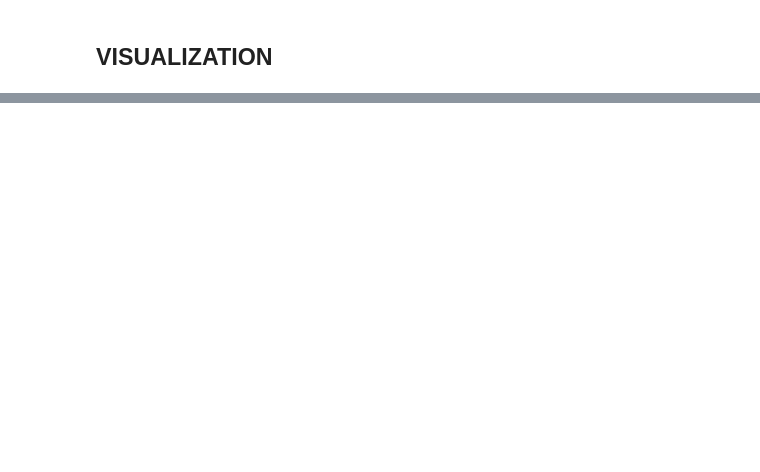
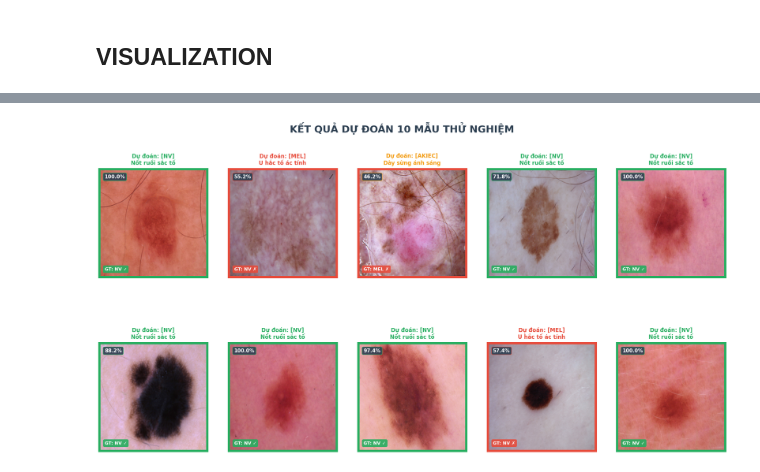
Before and after one commit to ThojTran/Phan_loai_ton_thuong_da_bang_ResNet_va_ViT, a Jupyter notebook: notebooks/04_train_vit_ham10000.ipynb, the cells around one changed output, grey strips where cells are left out. Drawn from its saved outputs; the diff is of its cells as text; code cells hidden in the pictures; blank space fills up the shorter version.

```diff
--- a/notebooks/04_train_vit_ham10000.ipynb
+++ b/notebooks/04_train_vit_ham10000.ipynb
@@ -393,0 +397,85 @@ display(Image(filename=img_path))
+# %%
+best_ckpt = torch.load(CKPT_DIR / 'vit_ham10000_best.pth', map_location=DEVICE)
+model_vit.load_state_dict(best_ckpt['model_state_dict'])
+model_vit.eval()
+print(f'✅ Loaded best checkpoint — Val Acc: {best_ckpt["val_acc"]:.4f}')
+
+# 2. CONFIG
+LABEL_INFO_HAM = {
+    'nv'   : {'vn': 'Nốt ruồi sắc tố',    'risk': 'Lành tính'},
+    'mel'  : {'vn': 'U hắc tố ác tính',   'risk': 'Ác tính'},
+    'bkl'  : {'vn': 'Dày sừng lành tính', 'risk': 'Lành tính'},
+    'bcc'  : {'vn': 'Ung thư tế bào đáy', 'risk': 'Ác tính'},
+    'akiec': {'vn': 'Dày sừng ánh sáng',  'risk': 'Tiền ác tính'},
+    'vasc' : {'vn': 'Tổn thương mạch máu','risk': 'Lành tính'},
+    'df'   : {'vn': 'U xơ da',            'risk': 'Lành tính'},
+}
+RISK_COLOR = {'Ác tính': '#E74C3C', 'Tiền ác tính': '#F39C12', 'Lành tính': '#27AE60'}
+
+infer_transform = transforms.Compose([
+    transforms.Resize((IMG_SIZE, IMG_SIZE)),
+    transforms.ToTensor(),
+    transforms.Normalize(mean=MEAN, std=STD),
+])
+
+# 3. PREDICT 10 SAMPLES
+sample_10 = df_val_ham.sample(10, random_state=SEED).reset_index(drop=True)
+results = []
+with torch.no_grad():
+    for _, row in sample_10.iterrows():
+        img_pil = Image.open(row['img_path']).convert('RGB')
+        input_tensor = infer_transform(img_pil).unsqueeze(0).to(DEVICE)
+        outputs = model_vit(input_tensor)
+        probs = torch.softmax(outputs, dim=1)
+        conf, pred_idx = torch.max(probs, dim=1)
+        pred_label = IDX2LABEL[pred_idx.item()]
+        results.append({
+            'img_pil': img_pil, 'pred': pred_label, 'gt': row['dx'],
+            'conf': conf.item() * 100, 'correct': (pred_label == row['dx'])
+        })
+
+# 4. VẼ 2 DÒNG TRONG 1 ẢNH
+fig, axes = plt.subplots(2, 5, figsize=(25, 12)) # 2 dòng, 5 cột
+fig.patch.set_facecolor('#FFFFFF')
+fig.suptitle('KẾT QUẢ DỰ ĐOÁN 10 MẪU THỬ NGHIỆM', fontsize=22, fontweight='bold', color='#2C3E50', y=0.98)
+
+axes_flat = axes.flatten()
+for i, r in enumerate(results):
+    ax = axes_flat[i]
+    info = LABEL_INFO_HAM[r['pred']]
+    pred_color = RISK_COLOR[info['risk']]
+    border_col = '#27AE60' if r['correct'] else '#E74C3C'
+
+    ax.imshow(r['img_pil'].resize((300, 300)))
+    ax.set_xticks([]); ax.set_yticks([])
+
+    # Vẽ khung viền
+    for spine in ax.spines.values():
+        spine.set_edgecolor(border_col)
+        spine.set_linewidth(5)
+
+    # Tiêu đề ảnh
+    ax.set_title(f"Dự đoán: [{r['pred'].upper()}]\n{info['vn']}",
+                 fontsize=12, fontweight='bold', color=pred_color, pad=10)
+
+    # Badge % độ tự tin
+    ax.text(0.05, 0.95, f"{r['conf']:.1f}%", transform=ax.transAxes, fontsize=11,
+            fontweight='bold', color='white', va='top',
+            bbox=dict(boxstyle='round,pad=0.3', fc='#2C3E50', ec=pred_color, alpha=0.9))
+
+    # Badge nhãn gốc (GT)
+    gt_col = '#27AE60' if r['correct'] else '#E74C3C'
+    ax.text(0.05, 0.05, f"GT: {r['gt'].upper()} {'✓' if r['correct'] else '✗'}",
+            transform=ax.transAxes, fontsize=10, fontweight='bold', color='white', va='bottom',
+            bbox=dict(boxstyle='round,pad=0.3', fc=gt_col, ec=gt_col, alpha=0.9))
+
+# Tăng khoảng cách giữa các dòng để không bị chồng lấn
+plt.subplots_adjust(hspace=0.4, wspace=0.2)
+
+# Lưu và hiển thị
+OUTPUT_DIR.mkdir(parents=True, exist_ok=True)
+save_path = OUTPUT_DIR / 'predict_all_10_samples.png'
+fig.savefig(save_path, dpi=150, bbox_inches='tight', facecolor='#FFFFFF')
+plt.show()
+print(f'💾 Đã lưu ảnh tổng hợp tại: {save_path}')
+# %% [output]
@@ -393,0 +483 @@ display(Image(filename=img_path))
+[figure, added]
```
Also changed, not shown: parts of 5 cells of this notebook.
